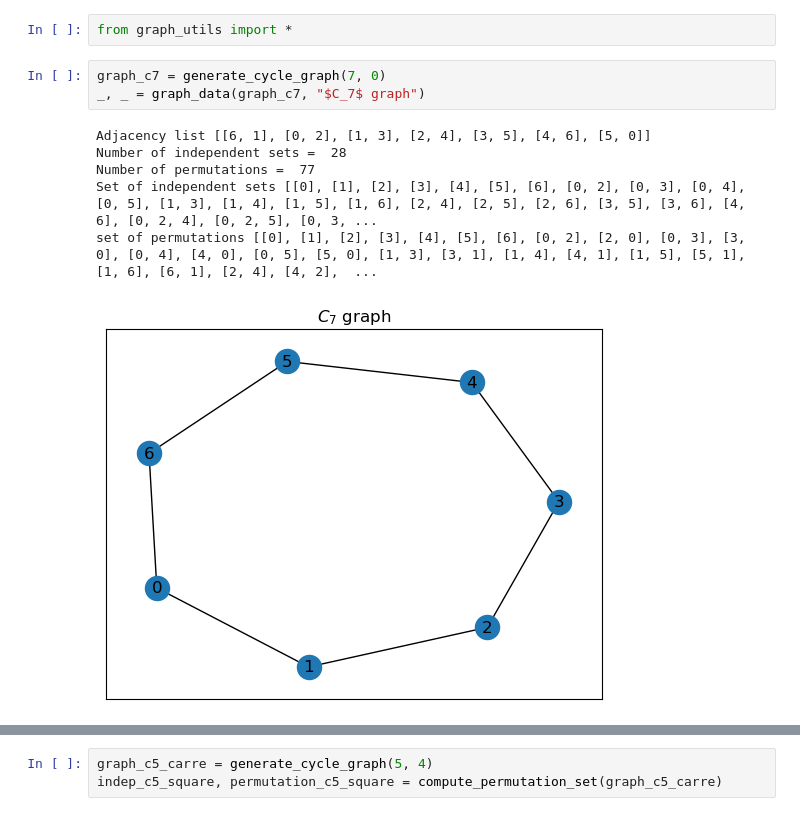
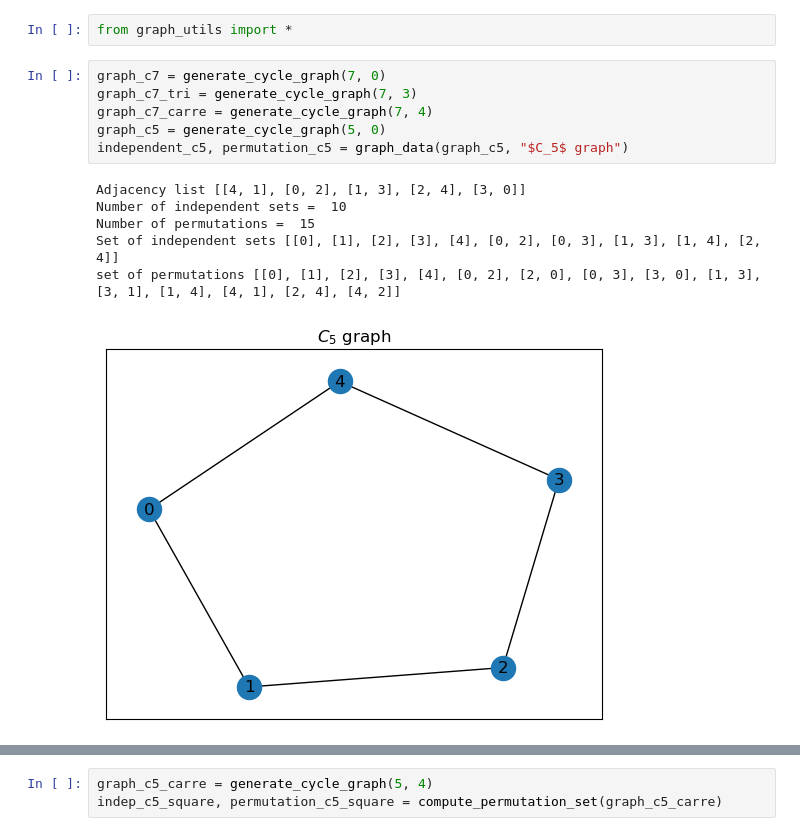
Before and after one commit to Antoine-lunven/Performance-paradoxes-in-Matching-systems-are-not-that-rare, a Jupyter notebook: Paradox_everywhere.ipynb, the cells around one changed output, grey strips where cells are left out. Drawn from its saved outputs; the diff is of its cells as text.

```diff
--- a/Paradox_everywhere.ipynb
+++ b/Paradox_everywhere.ipynb
@@ -4,11 +4,14 @@
 from graph_utils import *
 # %%
 graph_c7 = generate_cycle_graph(7, 0)
-_, _ = graph_data(graph_c7, "$C_7$ graph")
+graph_c7_tri = generate_cycle_graph(7, 3)
+graph_c7_carre = generate_cycle_graph(7, 4)
+graph_c5 = generate_cycle_graph(5, 0)
+independent_c5, permutation_c5 = graph_data(graph_c5, "$C_5$ graph")
 # %% [output]
-Adjacency list [[6, 1], [0, 2], [1, 3], [2, 4], [3, 5], [4, 6], [5, 0]]
-Number of independent sets =  28
-Number of permutations =  77
-Set of independent sets [[0], [1], [2], [3], [4], [5], [6], [0, 2], [0, 3], [0, 4], [0, 5], [1, 3], [1, 4], [1, 5], [1, 6], [2, 4], [2, 5], [2, 6], [3, 5], [3, 6], [4, 6], [0, 2, 4], [0, 2, 5], [0, 3, ...
-set of permutations [[0], [1], [2], [3], [4], [5], [6], [0, 2], [2, 0], [0, 3], [3, 0], [0, 4], [4, 0], [0, 5], [5, 0], [1, 3], [3, 1], [1, 4], [4, 1], [1, 5], [5, 1], [1, 6], [6, 1], [2, 4], [4, 2],  ...
+Adjacency list [[4, 1], [0, 2], [1, 3], [2, 4], [3, 0]]
+Number of independent sets =  10
+Number of permutations =  15
+Set of independent sets [[0], [1], [2], [3], [4], [0, 2], [0, 3], [1, 3], [1, 4], [2, 4]]
+set of permutations [[0], [1], [2], [3], [4], [0, 2], [2, 0], [0, 3], [3, 0], [1, 3], [3, 1], [1, 4], [4, 1], [2, 4], [4, 2]]
-[figure, old version]
+[figure, new version]
```
Also changed, not shown: parts of 11 cells of this notebook.
